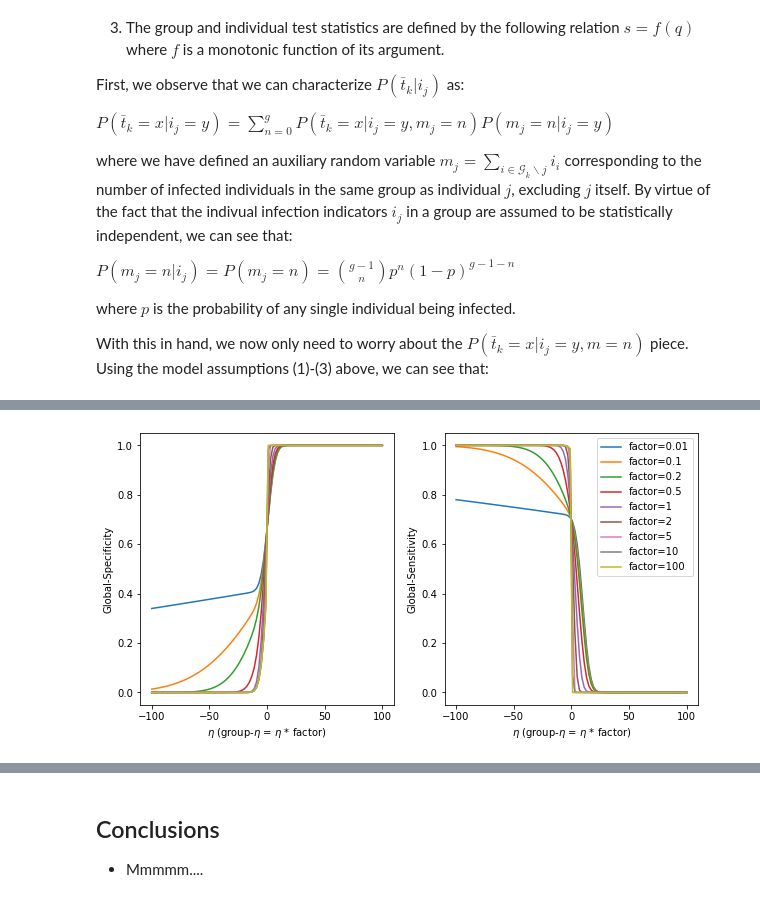
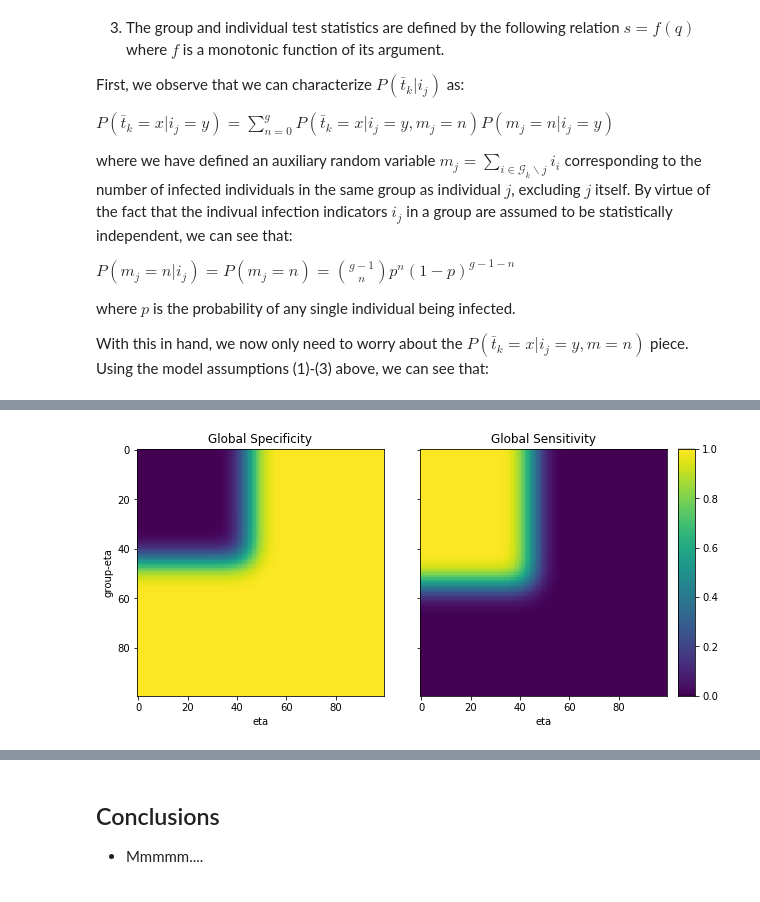
Before and after one commit to atibaup/group-testing, a Jupyter notebook: notebooks/1_group_testing_with_uncertainty-v2.ipynb, the cells around one changed output, grey strips where cells are left out. Drawn from its saved outputs; the diff is of its cells as text; code cells hidden in the pictures.

```diff
--- a/notebooks/1_group_testing_with_uncertainty-v2.ipynb
+++ b/notebooks/1_group_testing_with_uncertainty-v2.ipynb
@@ -454,23 +479,29 @@ plt.show()
-# %%
-group_size = 5
-mu_0 = 1
-mu_1 = 10
-sigma_q = 5
-eta_choices = np.linspace(-100, 100, 100)
-p = 0.01
-
-fig, axs = plt.subplots(1, 2, figsize=(10, 5))
-for factor in [1/100, 1/10, 1/5, 1/2, 1, 2, 5, 10, 100]:
-    sensitivities = global_sensitivity(eta_choices, mu_0, mu_1, sigma_q, group_size, p, factor)
-    specificities = global_specificity(eta_choices, mu_0, mu_1, sigma_q, group_size, p, factor)
-    axs[0].plot(eta_choices, specificities, label=f'factor={factor}')
-    axs[1].plot(eta_choices, sensitivities, label=f'factor={factor}')
-
-axs[0].set_ylabel('Global-Specificity')
-axs[0].set_xlabel('$\eta$ (group-$\eta$ = $\eta$ * factor)')
-axs[1].set_ylabel('Global-Sensitivity')
-axs[1].set_xlabel('$\eta$ (group-$\eta$ = $\eta$ * factor)')
-plt.legend()
-plt.show()
-# %% [output]
-[figure, removed]
+# %%
+from mpl_toolkits.axes_grid1 import ImageGrid
+
+fig = plt.figure(figsize=(10, 20))
+
+grid = ImageGrid(fig, 111,
+                 nrows_ncols=(1,2),
+                 axes_pad=0.5,
+                 share_all=True,
+                 cbar_location="right",
+                 cbar_mode="single",
+                 cbar_size="7%",
+                 cbar_pad=0.15)
+
+grid[0].imshow(specificities, vmin=0, vmax=1)
+im=grid[1].imshow(sensitivities, vmin=0, vmax=1)
+
+grid[1].cax.colorbar(im)
+grid[1].cax.toggle_label(True)
+
+grid[0].set_ylabel('group-eta')
+grid[0].set_xlabel('eta')
+grid[0].set_title('Global Specificity')
+grid[1].set_xlabel('eta')
+grid[1].set_title('Global Sensitivity')
+
+plt.show()
+# %% [output]
+[figure, added]
```
Also changed, not shown: parts of 11 cells of this notebook.
